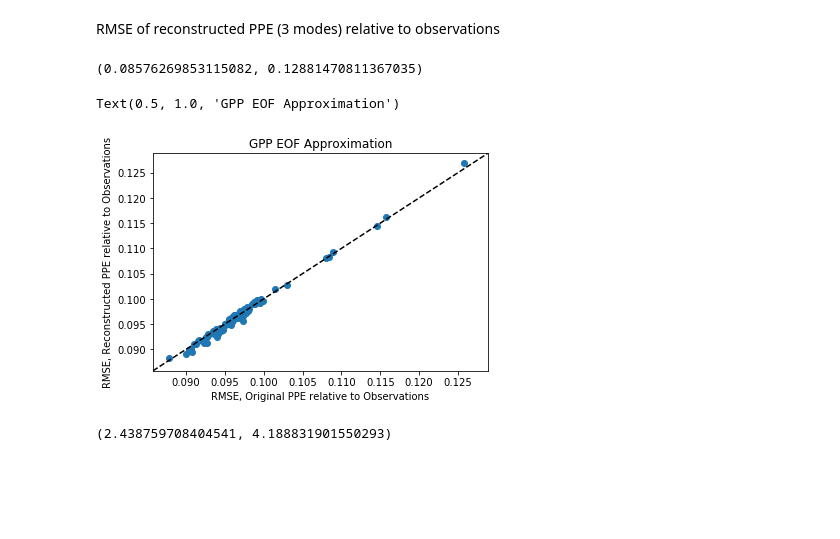
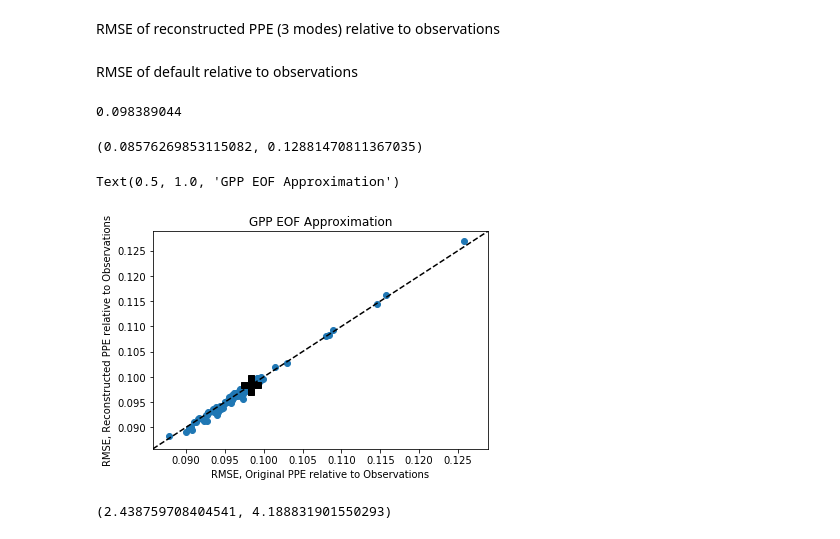
Before and after one commit to katiedagon/CLM5_ParameterUncertainty, a Jupyter notebook: NN/NN_reconstruct.ipynb, the cells around one changed output. Saved outputs shown, nothing was run; the diff lists cells and outputs as text; code cells hidden in the pictures; blank space fills up the shorter version.

```diff
--- a/NN/NN_reconstruct.ipynb
+++ b/NN/NN_reconstruct.ipynb
@@ -202,0 +207,5 @@ print(NN_recon_LHF_map.shape)
+# %%
+fd= nc.netcdf_file("../outputdata/CLM_default_"+var[0]+"_forSVD.nc",'r',mmap=False)
+Xd = fd.variables[var[0]]
+dd_GPP = Xd[:]
+dd_GPP.shape
@@ -202,0 +214,3 @@ print(NN_recon_LHF_map.shape)
+# %%
+ddr_GPP = dd_GPP[i,j]
+ddr_GPP.shape
@@ -314,21 +340,31 @@ RMSE of reconstructed PPE (3 modes) relative to observations
 # %%
 RMSE_GPP_PPErecon_obs = [np.sqrt(mean_squared_error(dor_GPP, dr_recon_GPP[i,:])) for i in np.arange(nens)]
 RMSE_LHF_PPErecon_obs = [np.sqrt(mean_squared_error(dor_LHF, dr_recon_LHF[i,:])) for i in np.arange(nens)]
+# %% [markdown]
+RMSE of default relative to observations
+# %%
+RMSE_GPP_def_obs = np.sqrt(mean_squared_error(dor_GPP, ddr_GPP))
+RMSE_LHF_def_obs = np.sqrt(mean_squared_error(dor_LHF, ddr_LHF))
+# %%
+RMSE_GPP_def_obs
+# %% [output]
+0.098389044
 # %%
 plt.scatter(RMSE_GPP_PPE_obs, RMSE_GPP_PPErecon_obs)
 plt.xlabel('RMSE, Original PPE relative to Observations')
 plt.ylabel('RMSE, Reconstructed PPE relative to Observations')
 bounds = (np.amin([RMSE_GPP_PPE_obs, RMSE_GPP_PPErecon_obs])-0.002,np.amax([RMSE_GPP_PPE_obs, RMSE_GPP_PPErecon_obs])+0.002)
 print(bounds)
 plt.plot([bounds[0], bounds[1]], [bounds[0], bounds[1]], 'k--', color = 'k')
+plt.plot(RMSE_GPP_def_obs, RMSE_GPP_def_obs, 'Pk', markersize=20)
 plt.xlim(bounds)
 plt.ylim(bounds)
 plt.title("GPP EOF Approximation")
 # Units here should be PgC/yr
 # %% [output]
 (0.08576269853115082, 0.12881470811367035)
 Text(0.5, 1.0, 'GPP EOF Approximation')
-[figure, old version]
+[figure, new version]
 # %%
 plt.scatter(RMSE_LHF_PPE_obs, RMSE_LHF_PPErecon_obs)
 plt.xlabel('RMSE, Original PPE relative to Observations')
```
Also changed, not shown: parts of 29 cells of this notebook, 1 other file.
